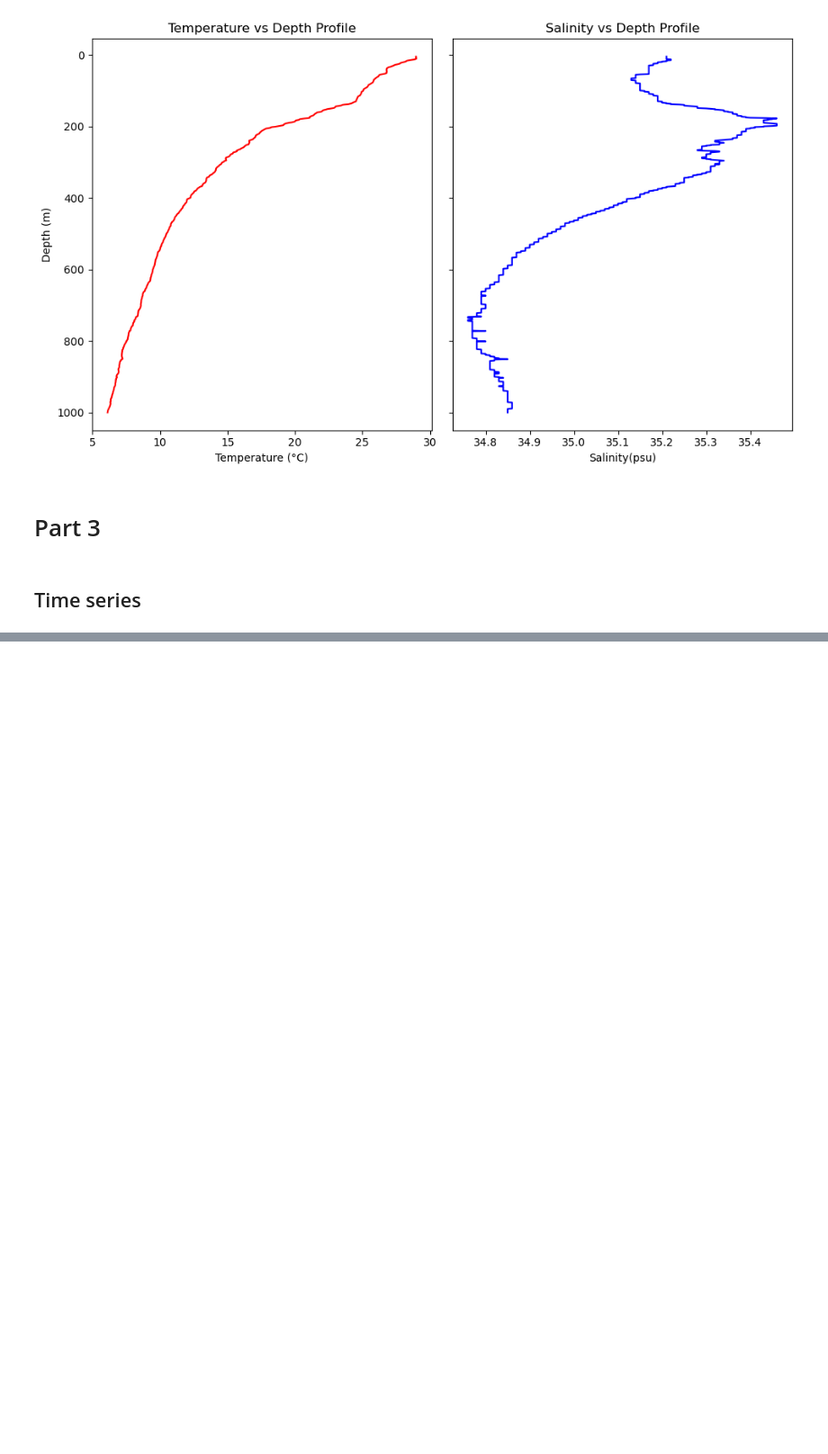
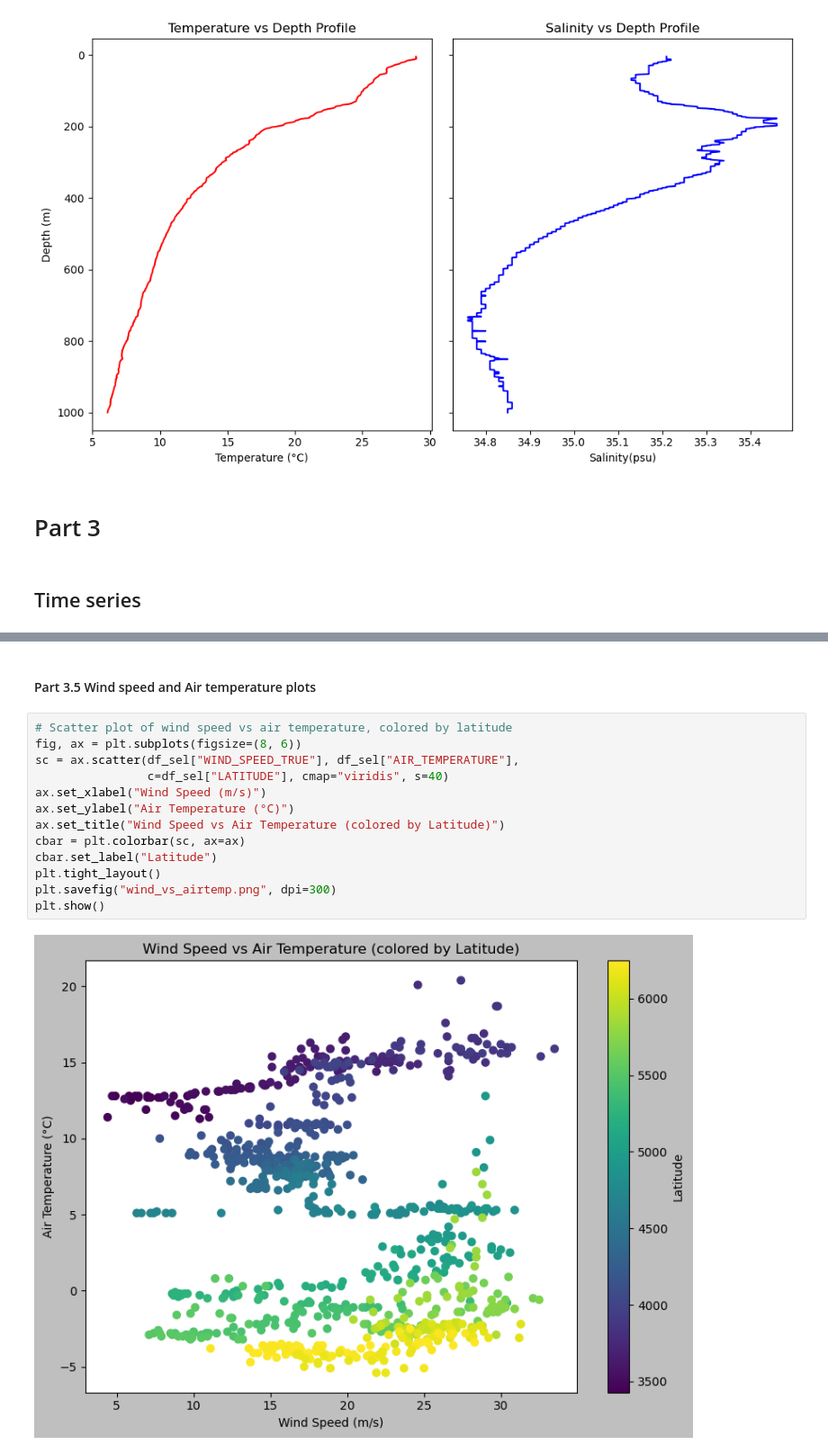
Before and after one commit to yibanathimarasi-png/MRSYIB001_SAMOS-CORE3, a Jupyter notebook: E2_Exercise_SAMOS/E2.ipynb, the cells around one changed output, grey strips where cells are left out. Shown at 90% size. Saved outputs shown, nothing was run; the diff lists cells and outputs as text; blank space fills up the shorter version.

```diff
--- a/E2_Exercise_SAMOS/E2.ipynb
+++ b/E2_Exercise_SAMOS/E2.ipynb
@@ -76,0 +211,17 @@ Index(['Date', 'Time', 'Depth (m)', 'Temperature (°C)', 'Salinity(psu)'], dtype
+# %% [markdown]
+#### Part 3.5 Wind speed and Air temperature plots
+# %%
+# Scatter plot of wind speed vs air temperature, colored by latitude
+fig, ax = plt.subplots(figsize=(8, 6))
+sc = ax.scatter(df_sel["WIND_SPEED_TRUE"], df_sel["AIR_TEMPERATURE"],
+                c=df_sel["LATITUDE"], cmap="viridis", s=40)
+ax.set_xlabel("Wind Speed (m/s)")
+ax.set_ylabel("Air Temperature (°C)")
+ax.set_title("Wind Speed vs Air Temperature (colored by Latitude)")
+cbar = plt.colorbar(sc, ax=ax)
+cbar.set_label("Latitude")
+plt.tight_layout()
+plt.savefig("wind_vs_airtemp.png", dpi=300)
+plt.show()
+# %% [output]
+[figure, added]
```
Also changed, not shown: parts of 19 cells of this notebook.
